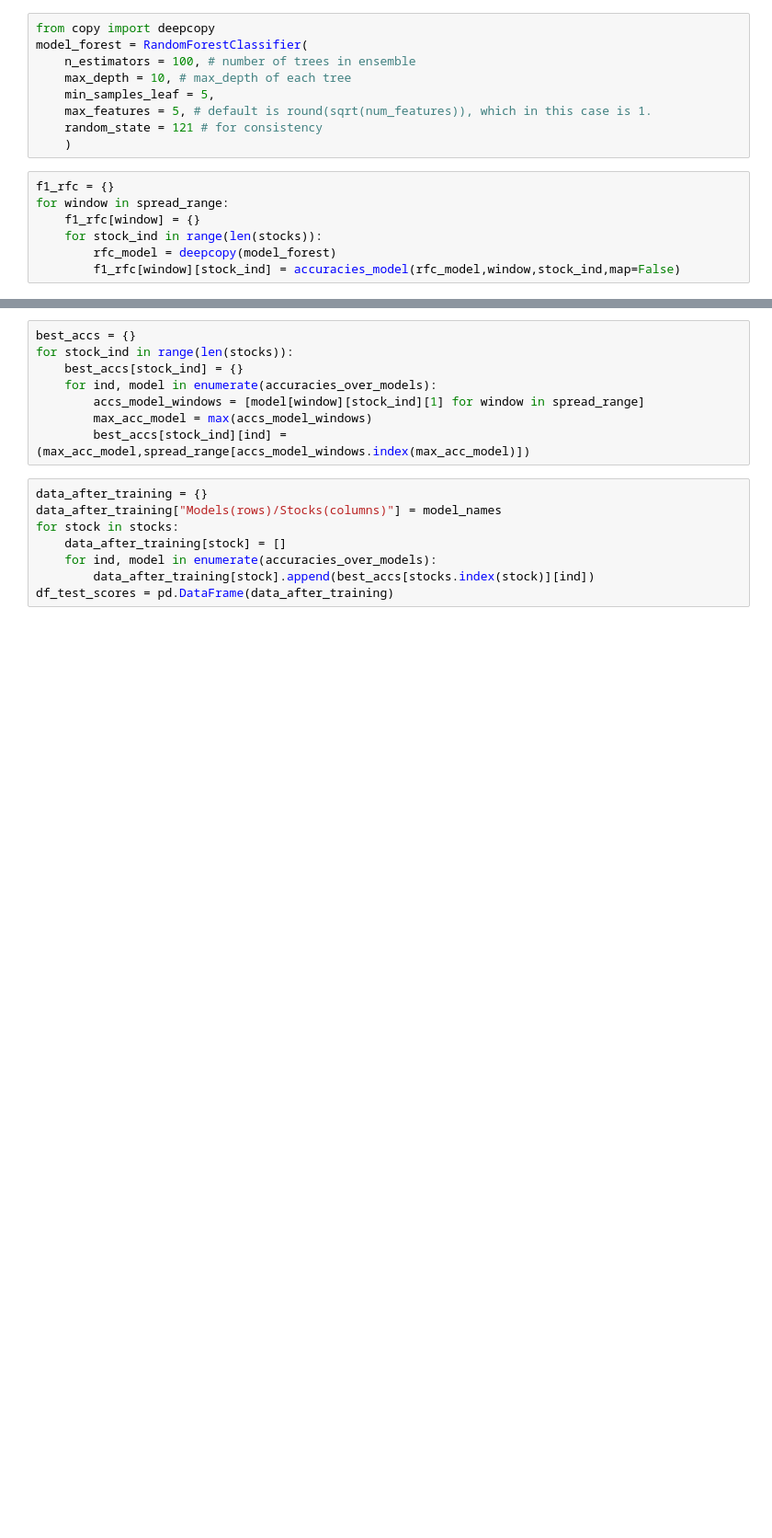
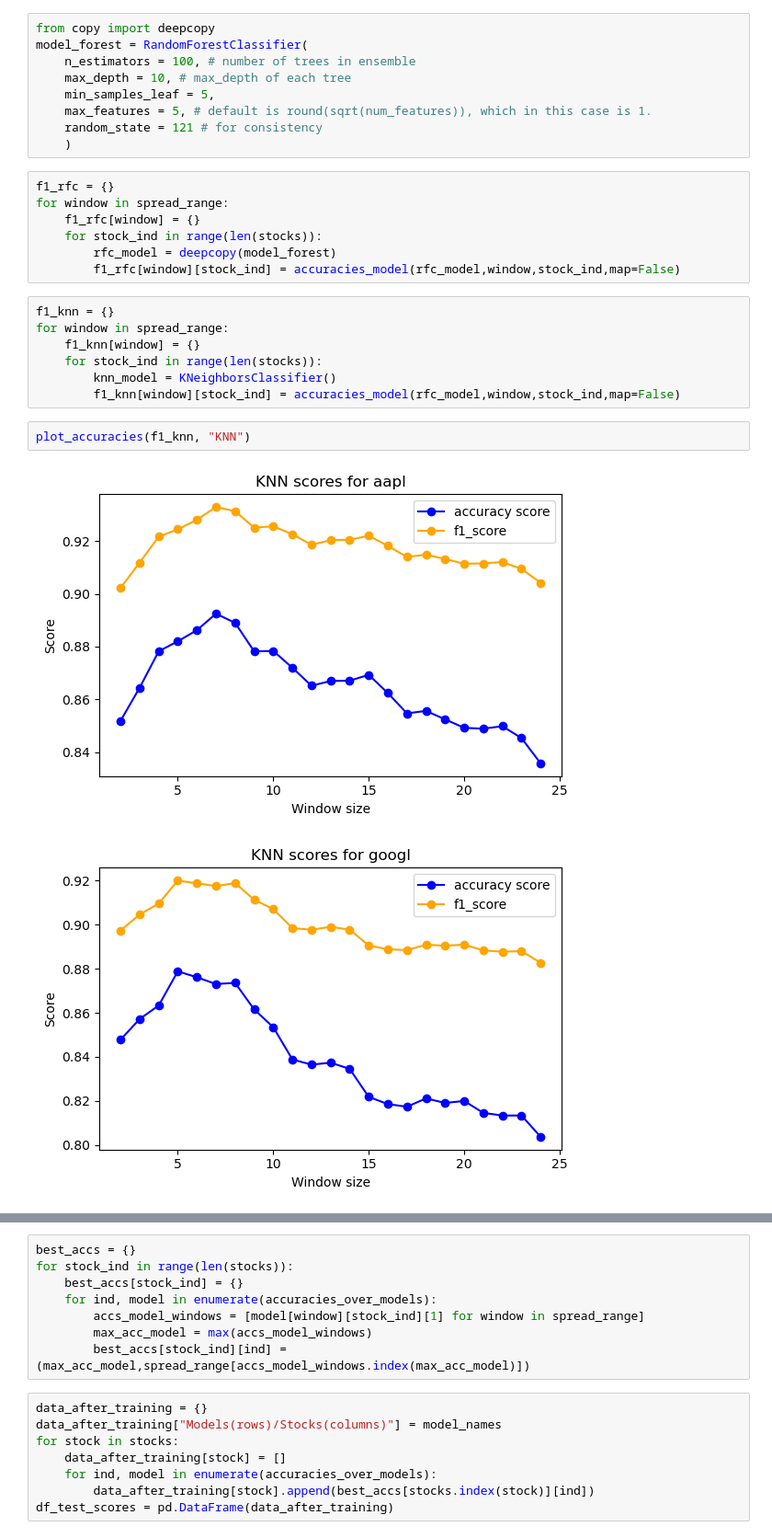
Before and after one commit to srijanrodo/erdos_regime_switch, a Jupyter notebook: template_kalman.ipynb, the cells around one changed output, grey strips where cells are left out. Shown at 92% size. Cells and saved outputs as stored; diff of their text form; blank space fills up the shorter version.

```diff
--- a/template_kalman.ipynb
+++ b/template_kalman.ipynb
@@ -236,3 +237,15 @@ for window in spread_range:
     for stock_ind in range(len(stocks)):
         rfc_model = deepcopy(model_forest)
         f1_rfc[window][stock_ind] = accuracies_model(rfc_model,window,stock_ind,map=False)
+# %%
+f1_knn = {}
+for window in spread_range:
+    f1_knn[window] = {}
+    for stock_ind in range(len(stocks)):
+        knn_model = KNeighborsClassifier()
+        f1_knn[window][stock_ind] = accuracies_model(rfc_model,window,stock_ind,map=False)
+# %%
+plot_accuracies(f1_knn, "KNN")
+# %% [output]
+[figure, added]
+[figure, added]
```
Also changed, not shown: parts of 3 cells of this notebook.
